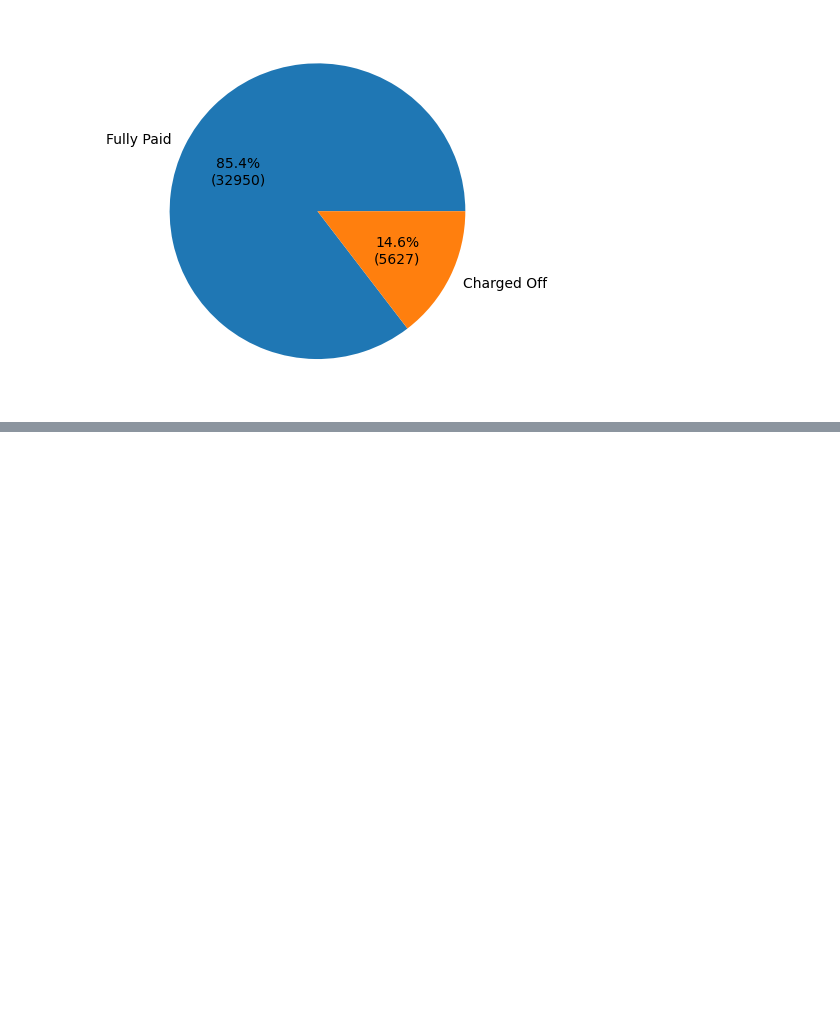
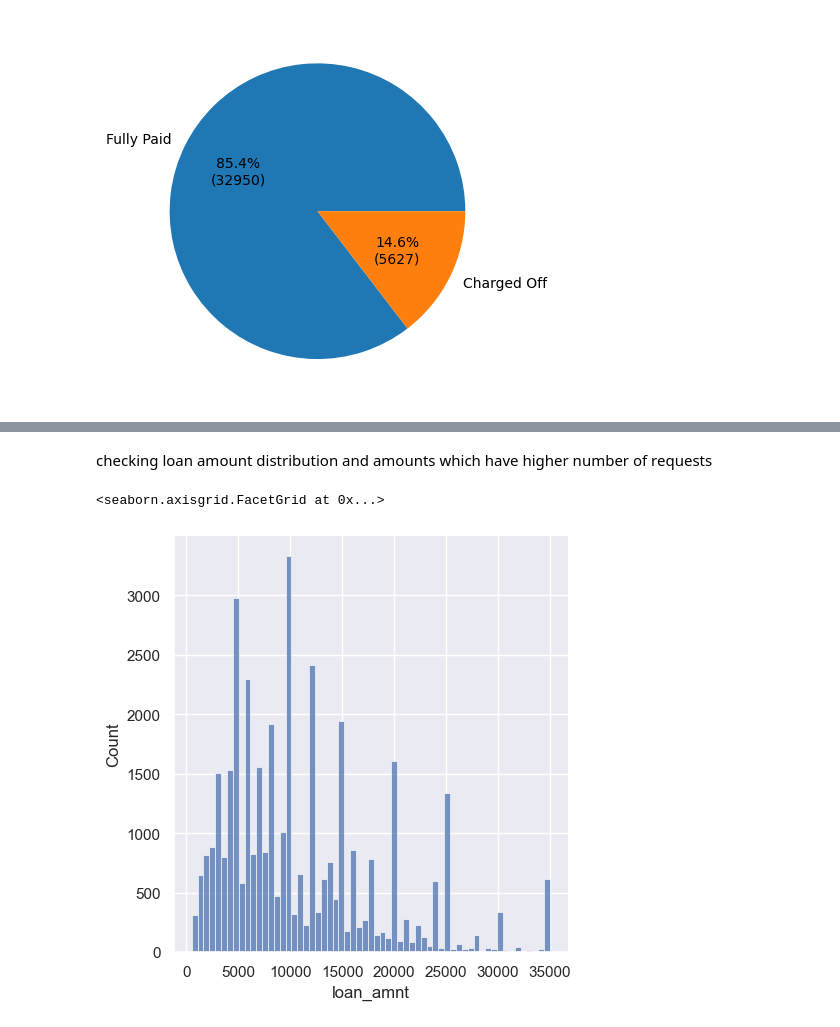
Before and after one commit to sunaynatalreja/LendingClubCaseStudy, a Jupyter notebook: Group_Facilitator_Ganesh.ipynb, the cells around one changed output, grey strips where cells are left out. Drawn from its saved outputs; the diff is of its cells as text; code cells hidden in the pictures; blank space fills up the shorter version.

Commit message:
Completed till employment length distribution

```diff
--- a/Group_Facilitator_Ganesh.ipynb
+++ b/Group_Facilitator_Ganesh.ipynb
@@ -218,0 +225,8 @@ funded_amnt_inv=final_loan_data_cleaned['funded_amnt_inv']
+# %% [markdown]
+checking loan amount distribution and amounts which have higher number of requests
+# %%
+loan_amnt_dist = final_loan_data_cleaned["loan_amnt"]
+sns.displot(loan_amnt_dist)
+# %% [output]
+<seaborn.axisgrid.FacetGrid at 0x...>
+[figure, added]
```
Also changed, not shown: parts of 39 cells of this notebook.
